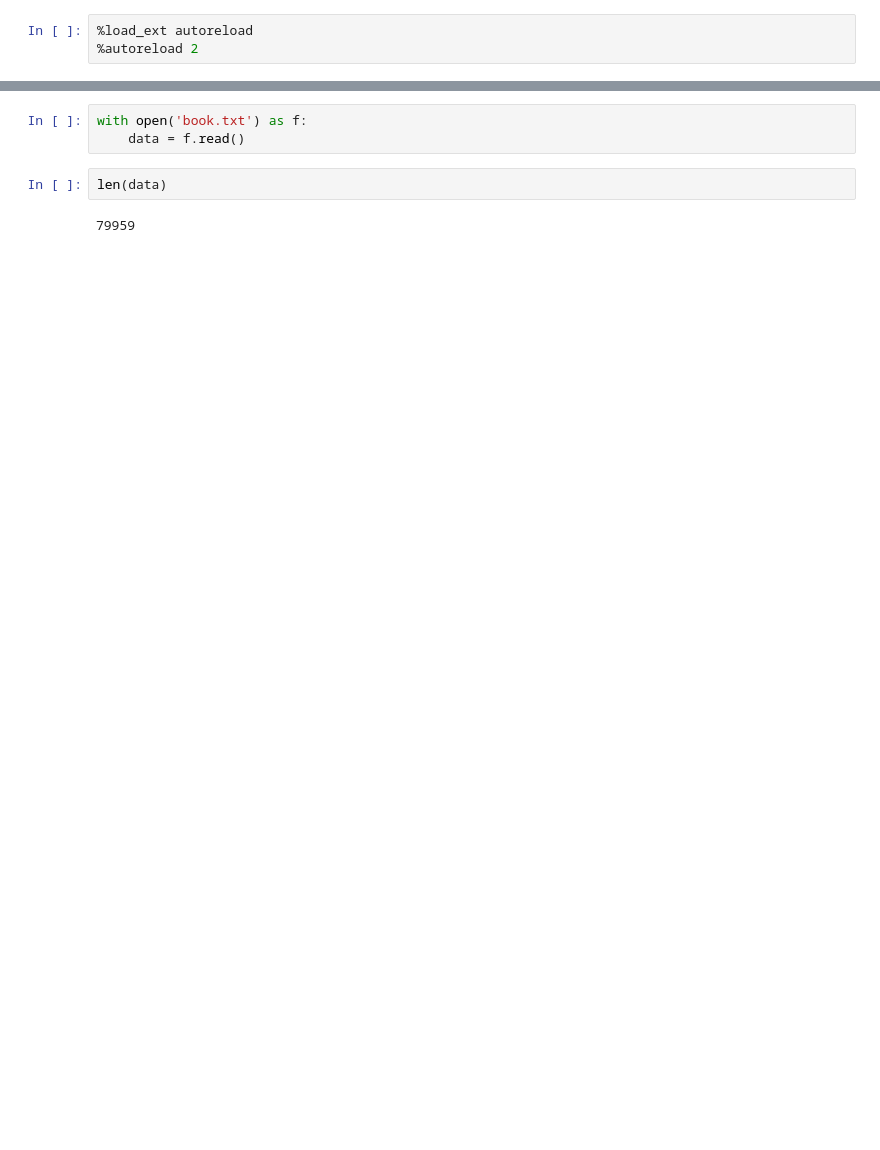
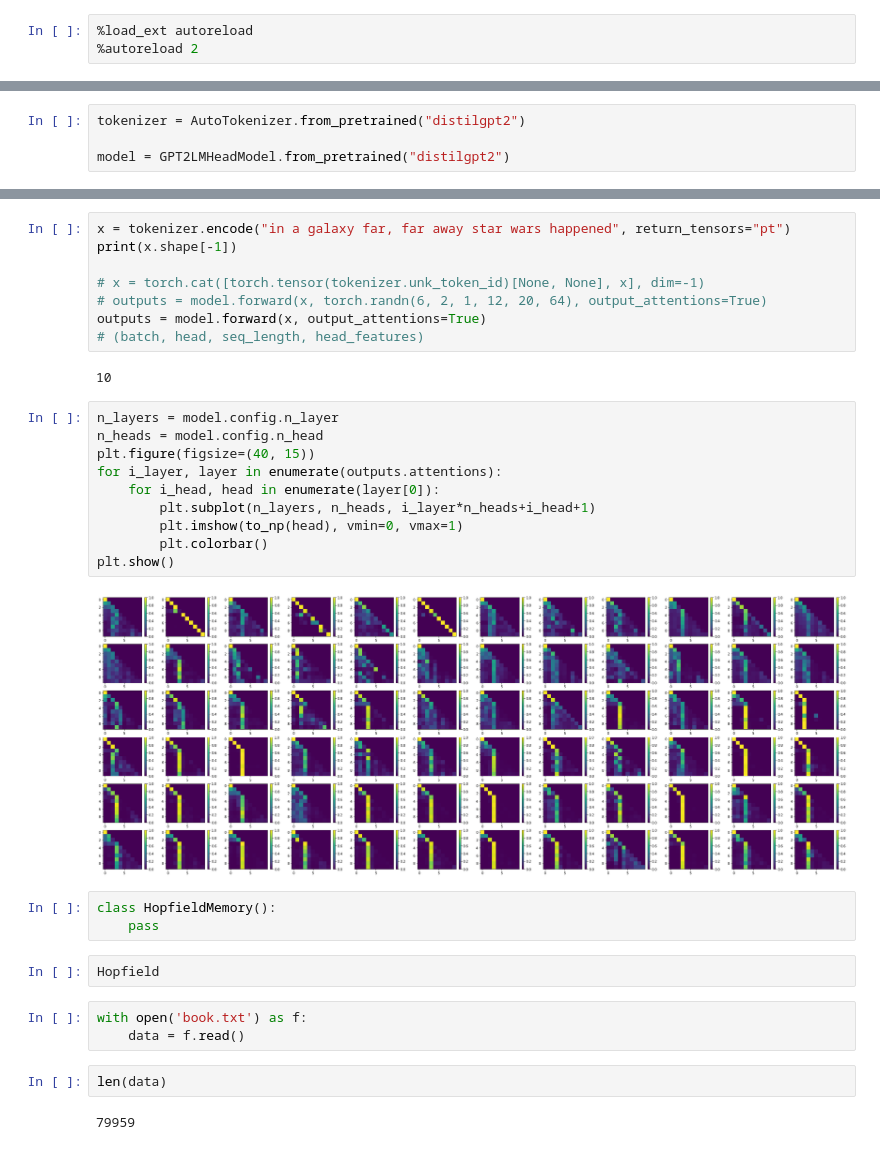
Before and after one commit to akarshkumar0101/transformer-memory, a Jupyter notebook: book_perplexity.ipynb, the cells around one changed output, grey strips where cells are left out. Drawn from its saved outputs; the diff is of its cells as text; blank space fills up the shorter version.

```diff
--- a/book_perplexity.ipynb
+++ b/book_perplexity.ipynb
@@ -3,0 +6,4 @@
+# %%
+tokenizer = AutoTokenizer.from_pretrained("distilgpt2")
+
+model = GPT2LMHeadModel.from_pretrained("distilgpt2")
@@ -4,3 +40,30 @@
+# %%
+x = tokenizer.encode("in a galaxy far, far away star wars happened", return_tensors="pt")
+print(x.shape[-1])
+
+# x = torch.cat([torch.tensor(tokenizer.unk_token_id)[None, None], x], dim=-1)
+# outputs = model.forward(x, torch.randn(6, 2, 1, 12, 20, 64), output_attentions=True)
+outputs = model.forward(x, output_attentions=True)
+# (batch, head, seq_length, head_features)
+# %% [output]
+10
+# %%
+n_layers = model.config.n_layer
+n_heads = model.config.n_head
+plt.figure(figsize=(40, 15))
+for i_layer, layer in enumerate(outputs.attentions):
+    for i_head, head in enumerate(layer[0]):
+        plt.subplot(n_layers, n_heads, i_layer*n_heads+i_head+1)
+        plt.imshow(to_np(head), vmin=0, vmax=1)
+        plt.colorbar()
+plt.show()
+# %% [output]
+[figure, added]
+# %%
+class HopfieldMemory():
+    pass
+# %%
+Hopfield
 # %%
 with open('book.txt') as f:
     data = f.read()
```
Also changed, not shown: parts of 7 cells of this notebook, 7 other files.
